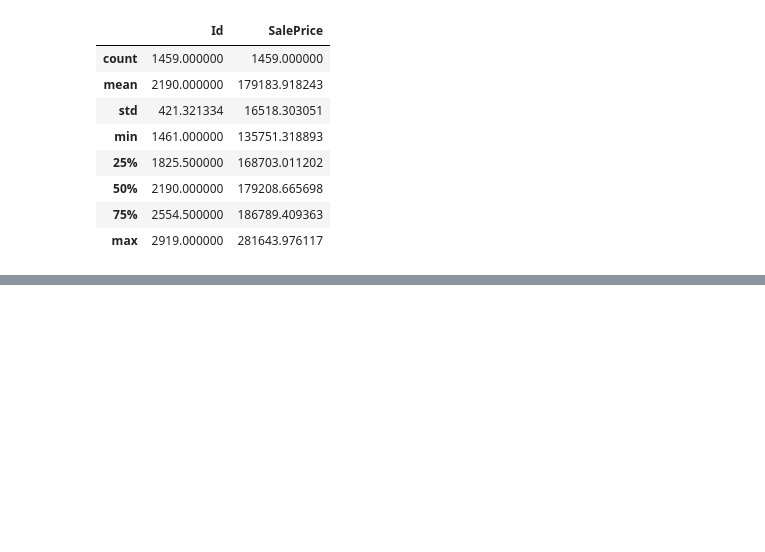
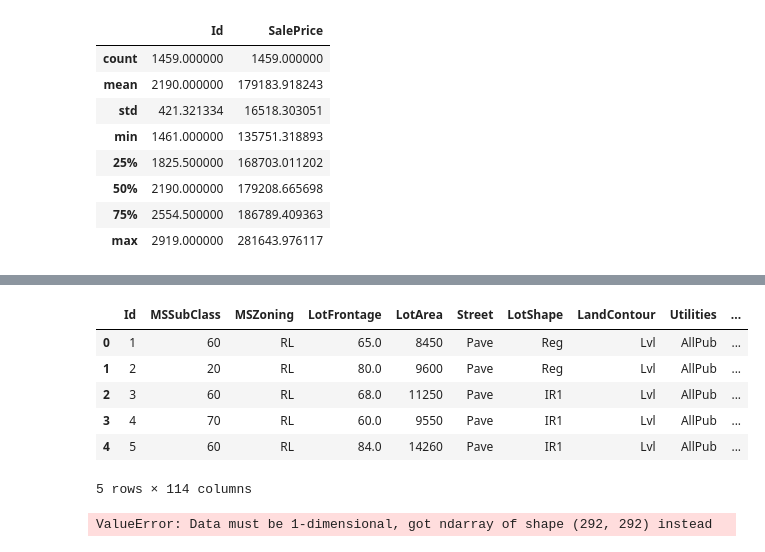
Before and after one commit to Angela-Mukulu-Mwanzia/Phase_3_House-Prices_Feature_engineering, a Jupyter notebook: Index_Gilbert.ipynb, the cells around one changed output, grey strips where cells are left out. Cells and saved outputs as stored; diff of their text form; code cells hidden in the pictures; blank space fills up the shorter version.

```diff
--- a/Index_Gilbert.ipynb
+++ b/Index_Gilbert.ipynb
@@ -304,0 +330,3 @@ df_sample.describe()
+# %%
+caterogorical_cols=df_train_cleaned.select_dtypes(include=['object']).columns
+caterogorical_cols
@@ -304,0 +356,3 @@ df_sample.describe()
+# %%
+df_train_cleaned_categorical_encoded=pd.get_dummies(caterogorical_cols)
+df_train_cleaned_categorical_encoded.head()
@@ -304,0 +367,20 @@ df_sample.describe()
+# %%
+df_train_cleaned_new=pd.concat([df_train_cleaned,df_train_cleaned_categorical_encoded], axis=1)
+df_train_cleaned_new.head()
+# %% [output]
+|  | Id | MSSubClass | MSZoning | LotFrontage | LotArea | Street | LotShape | LandContour | Utilities | ... |
+| 0 | 1 | 60 | RL | 65.0 | 8450 | Pave | Reg | Lvl | AllPub | ... |
+| 1 | 2 | 20 | RL | 80.0 | 9600 | Pave | Reg | Lvl | AllPub | ... |
+| 2 | 3 | 60 | RL | 68.0 | 11250 | Pave | IR1 | Lvl | AllPub | ... |
+| 3 | 4 | 70 | RL | 60.0 | 9550 | Pave | IR1 | Lvl | AllPub | ... |
+| 4 | 5 | 60 | RL | 84.0 | 14260 | Pave | IR1 | Lvl | AllPub | ... |
+5 rows × 114 columns
+# %%
+X=df_train_cleaned.drop(columns="SalePrice")
+y=df_train_cleaned["SalePrice"]
+X_train, X_test, Y_train, Y_test=train_test_split(X, y, test_size=0.2)
+Y_train=np.reshape(Y_train, (-1,1))
+Y_test-np.reshape(Y_test, (-1,1))
+X_train.shape, Y_train.shape
+# %% [output]
+ValueError: Data must be 1-dimensional, got ndarray of shape (292, 292) instead
```
Also changed, not shown: parts of 8 cells of this notebook.
